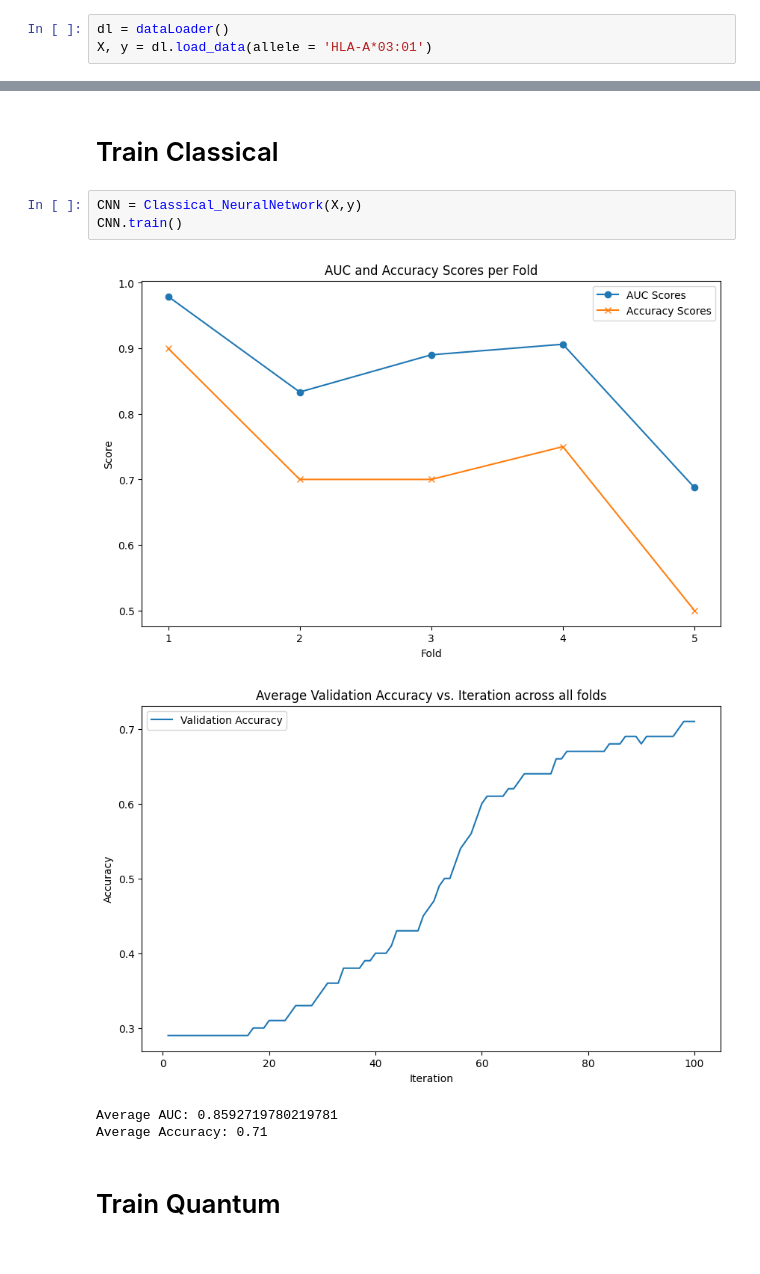
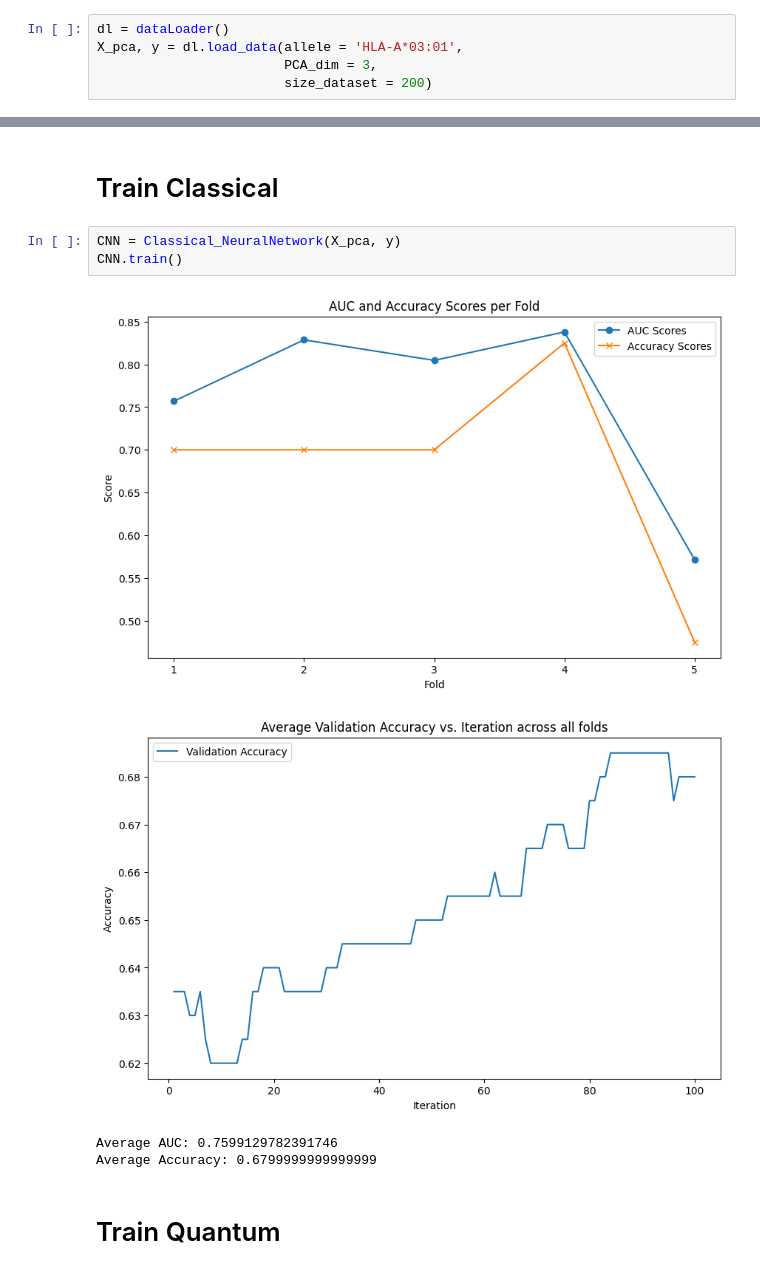
Before and after one commit to quocthangvt250501/Entangled-Neurons, a Jupyter notebook: Demo.ipynb, the cells around one changed output, grey strips where cells are left out. Drawn from its saved outputs; the diff is of its cells as text.

```diff
--- a/Demo.ipynb
+++ b/Demo.ipynb
@@ -20,7 +6,9 @@ warnings.filterwarnings("ignore", category=ConvergenceWarning)
 # Load and format data
 # %%
 dl = dataLoader()
-X, y = dl.load_data(allele = 'HLA-A*03:01')
+X_pca, y = dl.load_data(allele = 'HLA-A*03:01',
+                        PCA_dim = 3,
+                        size_dataset = 200)
 # %%
 dl.plot_pca_variance()
 # %% [output]
@@ -32,12 +20,12 @@ dl.plot_pca_2D()
 # %% [markdown]
 # Train Classical
 # %%
-CNN = Classical_NeuralNetwork(X,y)
+CNN = Classical_NeuralNetwork(X_pca, y)
 CNN.train()
 # %% [output]
-[figure, old version]
+[figure, new version]
-[figure, old version]
+[figure, new version]
-Average AUC: 0.8592719780219781
-Average Accuracy: 0.71
+Average AUC: 0.7599129782391746
+Average Accuracy: 0.6799999999999999
 # %% [markdown]
 # Train Quantum
```
Also changed, not shown: parts of 6 cells of this notebook, 4 other files.
